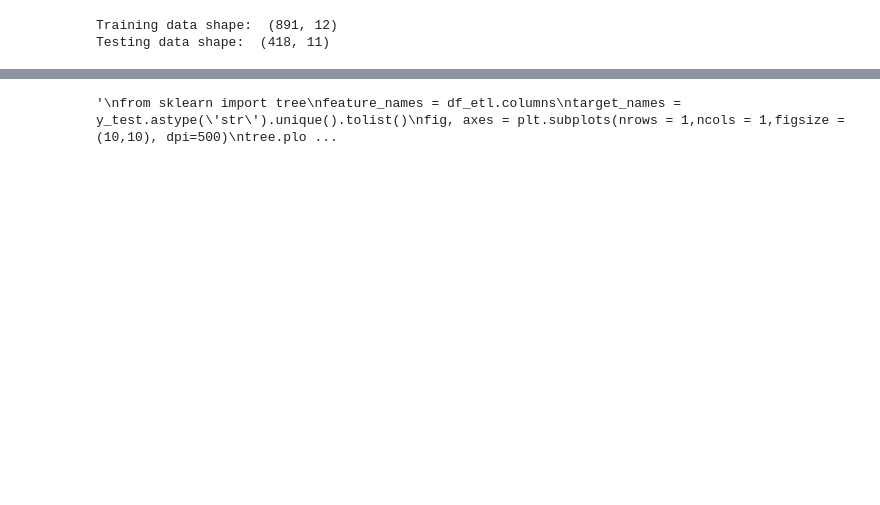
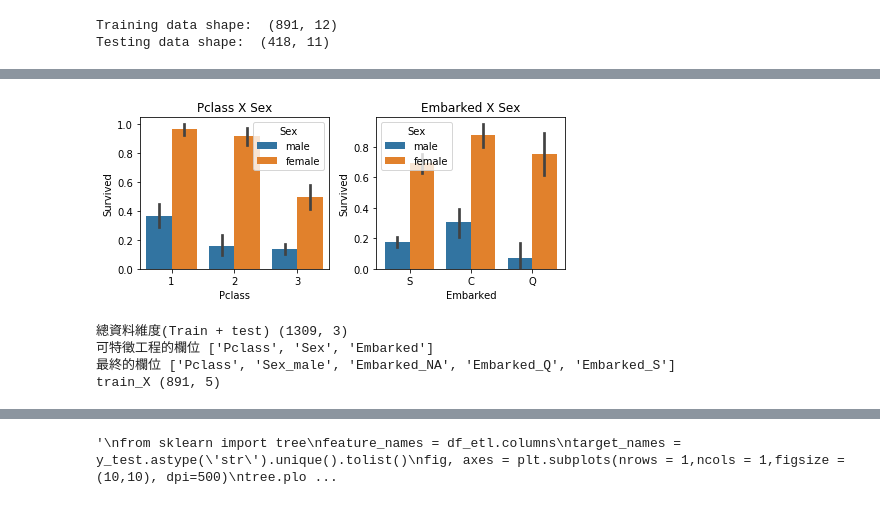
Before and after one commit to GallonShih/Projects, a Jupyter notebook: SideProject/02_Kaggle_Titanic/Titanic.ipynb, the cells around one changed output, grey strips where cells are left out. Drawn from its saved outputs; the diff is of its cells as text; code cells hidden in the pictures; blank space fills up the shorter version.

```diff
--- a/SideProject/02_Kaggle_Titanic/Titanic.ipynb
+++ b/SideProject/02_Kaggle_Titanic/Titanic.ipynb
@@ -372,0 +236,54 @@ roc_auc :  0.8445463516572821
+# %%
+# 雙變數
+
+fig = plt.figure(figsize = (10, 8), dpi=72,
+           facecolor="white",edgecolor="green")
+
+# 設定子圖
+ax_1 = fig.add_subplot(3, 3, 1)
+sns.barplot(x='Pclass',y='Survived',hue='Sex',data=train_try)
+ax_1.set_title("Pclass X Sex")
+
+ax_2 = fig.add_subplot(3, 3, 2)
+sns.barplot(x='Embarked',y='Survived',hue='Sex',data=train_try)
+ax_2.set_title("Embarked X Sex")
+
+
+fig.tight_layout() # 子圖間距
+plt.plot()
+plt.show()
+# %% [output]
+[figure, added]
+# %%
+# 訓練資料需要 train_X, train_Y / 預測輸出需要 ids(識別每個預測值), test_X
+# 在此先抽離出 train_Y 與 ids, 而先將 train_X, test_X 該有的資料合併成 df, 先作特徵工程
+train_Y = train['Survived']
+ids = test['PassengerId']
+train_X = train.loc[:,['Pclass','Sex','Embarked']]
+test_X = test.loc[:,['Pclass','Sex','Embarked']]
+df = pd.concat([train_X,test_X], axis=0)
+
+print('總資料維度(Train + test)',df.shape)
+print('可特徵工程的欄位',list(df.columns))
+
+
+# 'Embarked' 補NA
+df['Embarked']=df['Embarked'].fillna('NA')
+
+# GET DUMMIES
+df_etl=pd.get_dummies(df,drop_first = True)
+print('最終的欄位',list(df_etl.columns))
+
+
+# 資料標準化 & 切割
+df_mms = MinMaxScaler(feature_range=(0, 1)).fit_transform(df_etl)
+train_num = train_Y.shape[0]
+train_X = df_mms[:train_num]
+print('train_X',train_X.shape)
+
+x_train, x_test, y_train, y_test = train_test_split(train_X, train_Y, test_size=0.3, random_state=12)
+# %% [output]
+總資料維度(Train + test) (1309, 3)
+可特徵工程的欄位 ['Pclass', 'Sex', 'Embarked']
+最終的欄位 ['Pclass', 'Sex_male', 'Embarked_NA', 'Embarked_Q', 'Embarked_S']
+train_X (891, 5)
```
Also changed, not shown: parts of 51 cells of this notebook.
